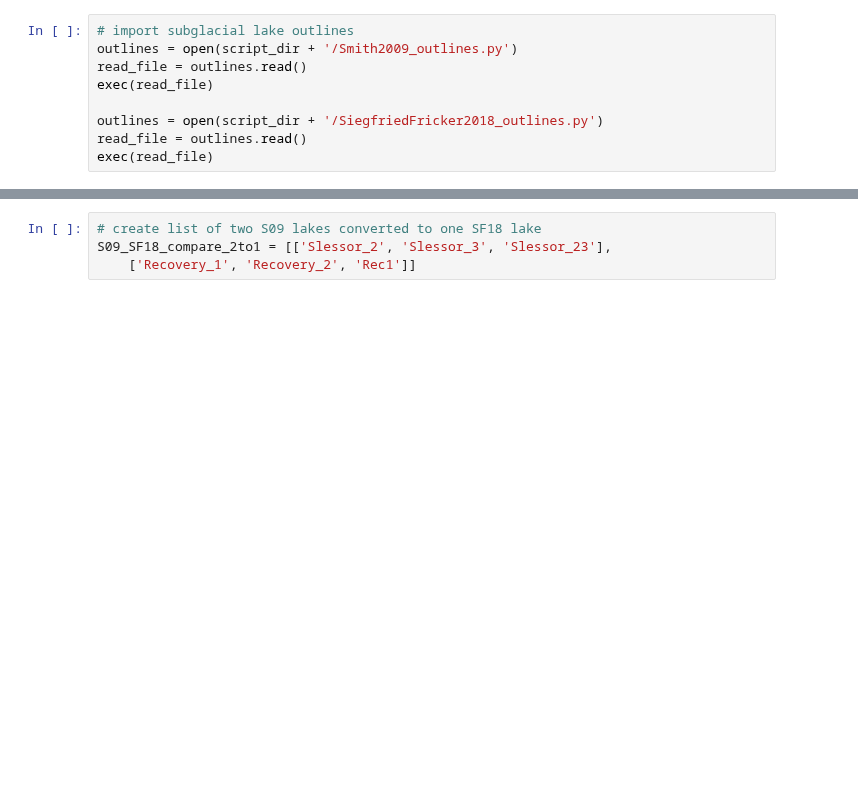
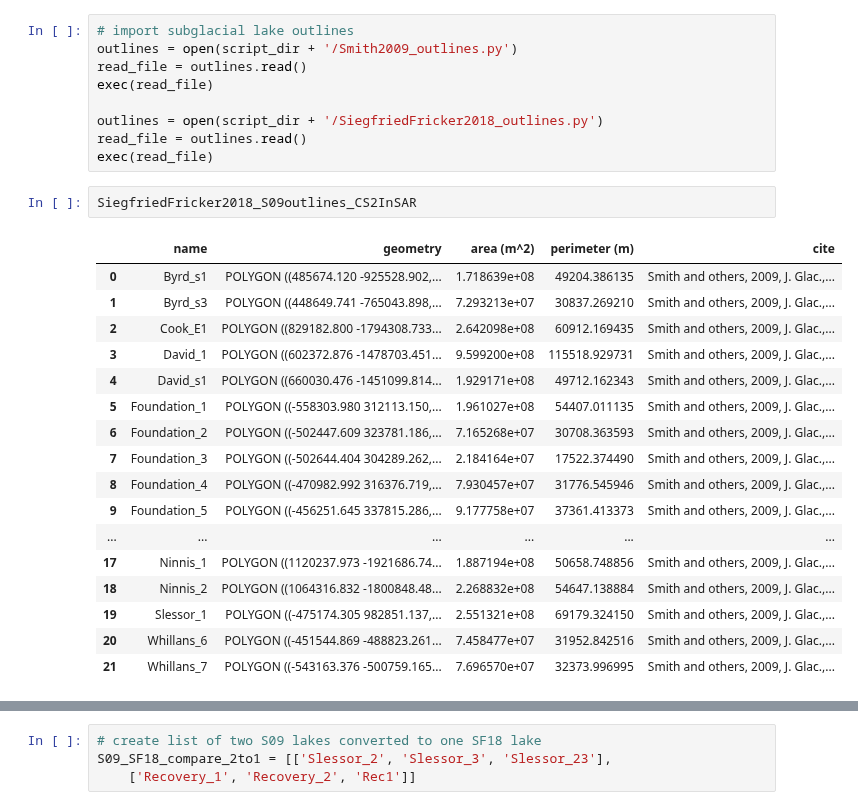
Before and after one commit to wsauthoff/Sauthoff-2025-GRL, a Jupyter notebook: dhdvdt-using-variable-outlines.ipynb, the cells around one changed output, grey strips where cells are left out. Saved outputs shown, nothing was run; the diff lists cells and outputs as text; blank space fills up the shorter version.

```diff
--- a/dhdvdt-using-variable-outlines.ipynb
+++ b/dhdvdt-using-variable-outlines.ipynb
@@ -141,3 +136,23 @@ exec(read_file)
 outlines = open(script_dir + '/SiegfriedFricker2018_outlines.py')
 read_file = outlines.read()
 exec(read_file)
+# %%
+SiegfriedFricker2018_S09outlines_CS2InSAR
+# %% [output]
+|  | name | geometry | area (m^2) | perimeter (m) | cite |
+| 0 | Byrd_s1 | POLYGON ((485674.120 -925528.902,... | 1.718639e+08 | 49204.386135 | Smith and others, 2009, J. Glac.,... |
+| 1 | Byrd_s3 | POLYGON ((448649.741 -765043.898,... | 7.293213e+07 | 30837.269210 | Smith and others, 2009, J. Glac.,... |
+| 2 | Cook_E1 | POLYGON ((829182.800 -1794308.733... | 2.642098e+08 | 60912.169435 | Smith and others, 2009, J. Glac.,... |
+| 3 | David_1 | POLYGON ((602372.876 -1478703.451... | 9.599200e+08 | 115518.929731 | Smith and others, 2009, J. Glac.,... |
+| 4 | David_s1 | POLYGON ((660030.476 -1451099.814... | 1.929171e+08 | 49712.162343 | Smith and others, 2009, J. Glac.,... |
+| 5 | Foundation_1 | POLYGON ((-558303.980 312113.150,... | 1.961027e+08 | 54407.011135 | Smith and others, 2009, J. Glac.,... |
+| 6 | Foundation_2 | POLYGON ((-502447.609 323781.186,... | 7.165268e+07 | 30708.363593 | Smith and others, 2009, J. Glac.,... |
+| 7 | Foundation_3 | POLYGON ((-502644.404 304289.262,... | 2.184164e+07 | 17522.374490 | Smith and others, 2009, J. Glac.,... |
+| 8 | Foundation_4 | POLYGON ((-470982.992 316376.719,... | 7.930457e+07 | 31776.545946 | Smith and others, 2009, J. Glac.,... |
+| 9 | Foundation_5 | POLYGON ((-456251.645 337815.286,... | 9.177758e+07 | 37361.413373 | Smith and others, 2009, J. Glac.,... |
+| ... | ... | ... | ... | ... | ... |
+| 17 | Ninnis_1 | POLYGON ((1120237.973 -1921686.74... | 1.887194e+08 | 50658.748856 | Smith and others, 2009, J. Glac.,... |
+| 18 | Ninnis_2 | POLYGON ((1064316.832 -1800848.48... | 2.268832e+08 | 54647.138884 | Smith and others, 2009, J. Glac.,... |
+| 19 | Slessor_1 | POLYGON ((-475174.305 982851.137,... | 2.551321e+08 | 69179.324150 | Smith and others, 2009, J. Glac.,... |
+| 20 | Whillans_6 | POLYGON ((-451544.869 -488823.261... | 7.458477e+07 | 31952.842516 | Smith and others, 2009, J. Glac.,... |
+| 21 | Whillans_7 | POLYGON ((-543163.376 -500759.165... | 7.696570e+07 | 32373.996995 | Smith and others, 2009, J. Glac.,... |
```
Also changed, not shown: parts of 32 cells of this notebook, 1 other file.
